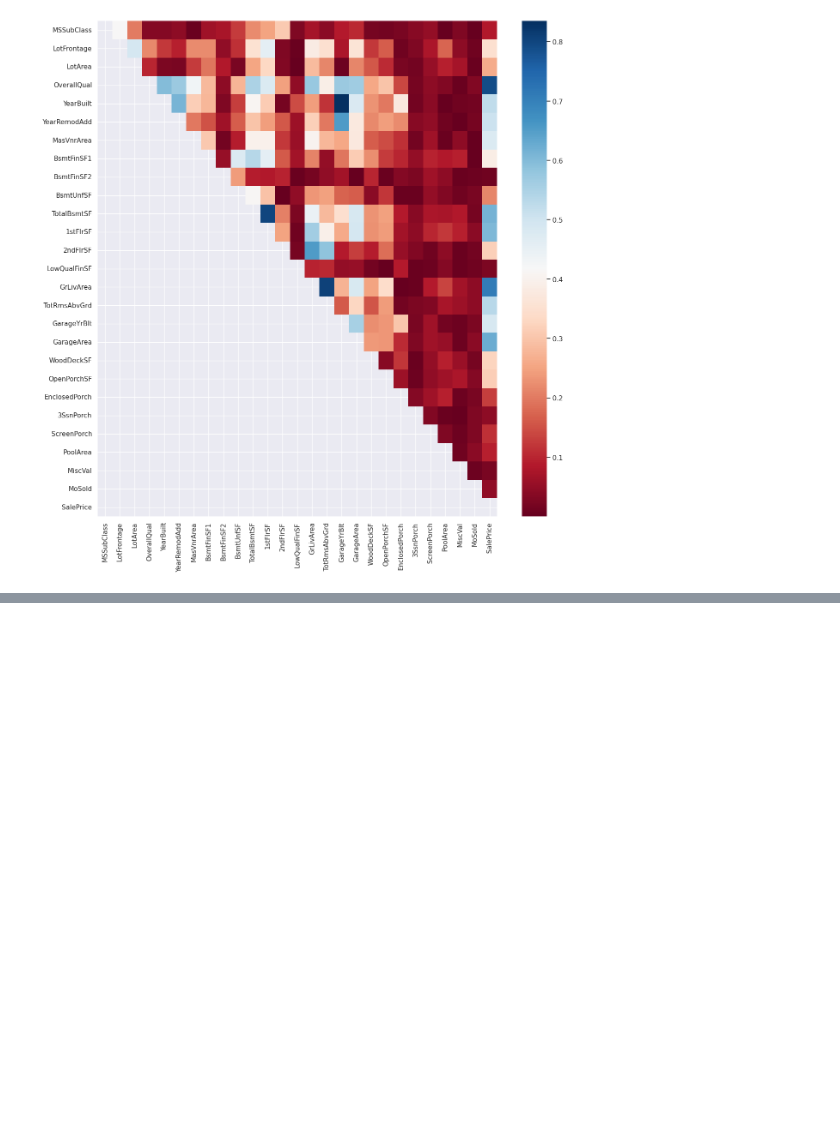
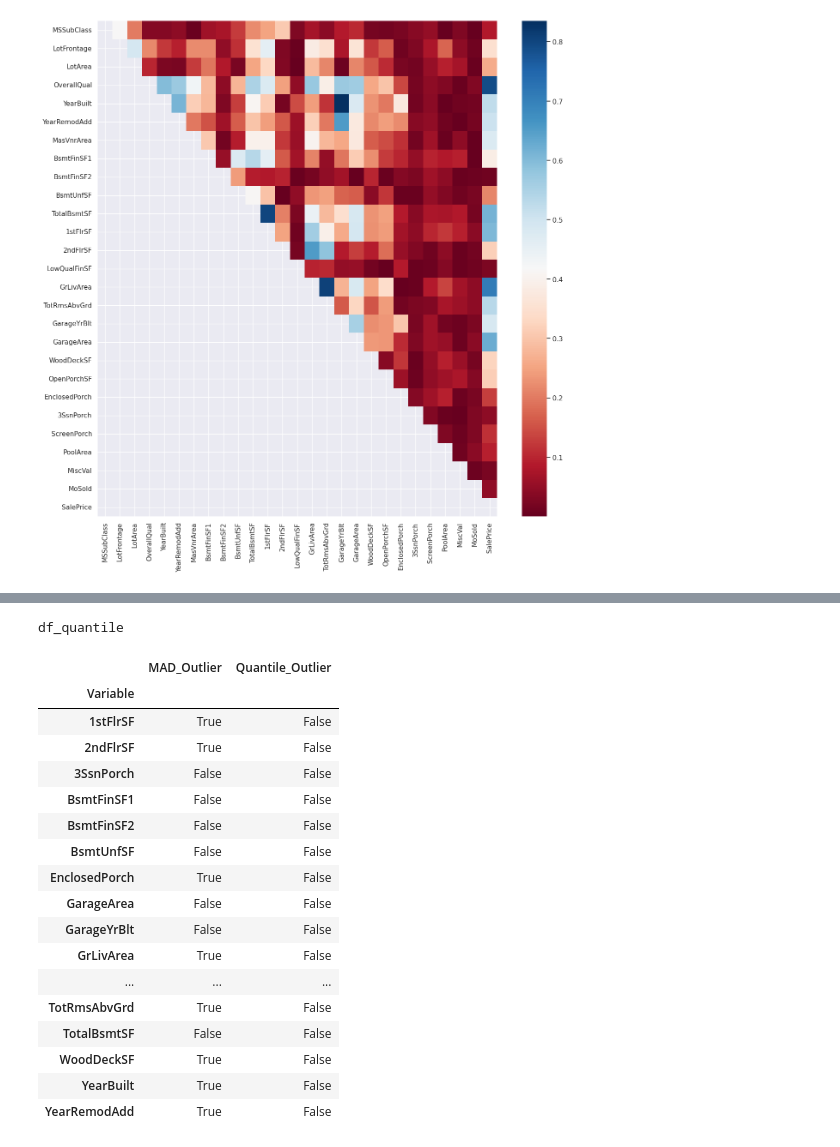
Before and after one commit to esmanuray/DataAnalysis101, a Jupyter notebook: HousePrice/houseprice.ipynb, the cells around one changed output, grey strips where cells are left out. Saved outputs shown, nothing was run; the diff lists cells and outputs as text; code cells hidden in the pictures; blank space fills up the shorter version.

```diff
--- a/HousePrice/houseprice.ipynb
+++ b/HousePrice/houseprice.ipynb
@@ -257,0 +412,23 @@ high_corr_col=high_corr_heatmap(df[num_cols], threshold=0.75, plot=True)
+# %%
+print("df_quantile")
+view_outlier_method(df_quantile,num_cols)
+# %% [output]
+df_quantile
+|  | MAD_Outlier | Quantile_Outlier |
+| Variable |  |  |
+| 1stFlrSF | True | False |
+| 2ndFlrSF | True | False |
+| 3SsnPorch | False | False |
+| BsmtFinSF1 | False | False |
+| BsmtFinSF2 | False | False |
+| BsmtUnfSF | False | False |
+| EnclosedPorch | True | False |
+| GarageArea | False | False |
+| GarageYrBlt | False | False |
+| GrLivArea | True | False |
+| ... | ... | ... |
+| TotRmsAbvGrd | True | False |
+| TotalBsmtSF | False | False |
+| WoodDeckSF | True | False |
+| YearBuilt | True | False |
+| YearRemodAdd | True | False |
```
Also changed, not shown: parts of 13 cells of this notebook.
